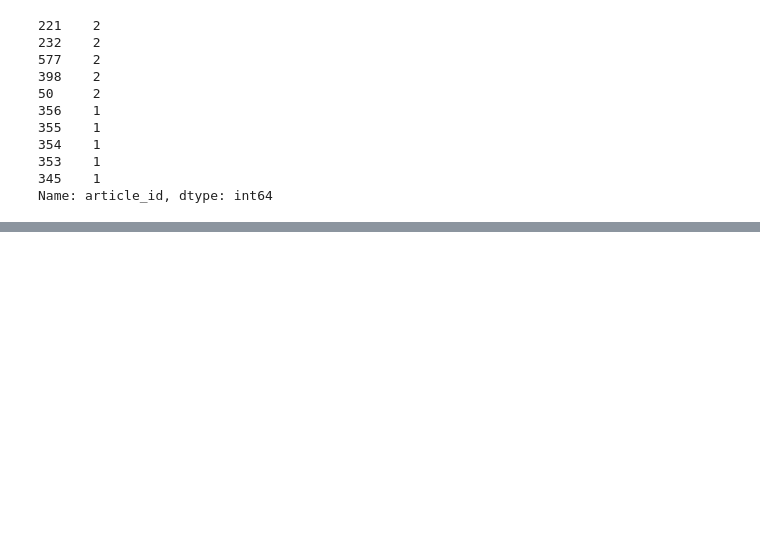
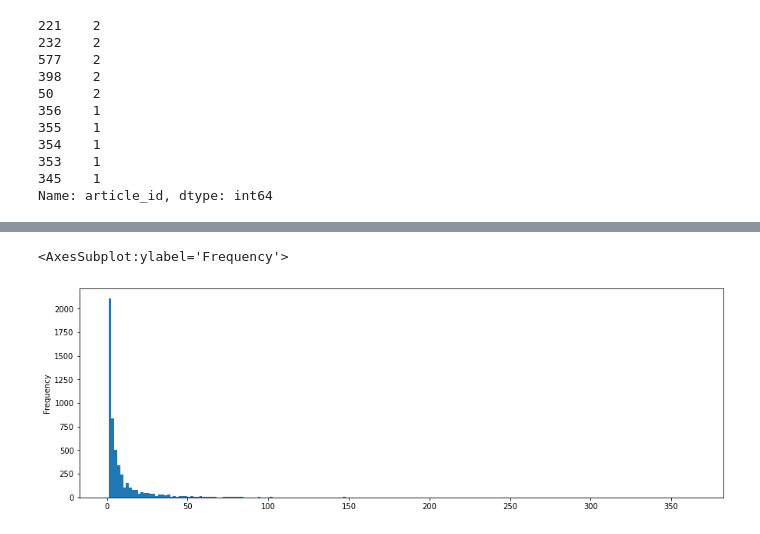
Before and after one commit to LarsTinnefeld/Recommendations_with_IBM, a Jupyter notebook: recomm_with_ibm.ipynb, the cells around one changed output, grey strips where cells are left out. Cells and saved outputs as stored; diff of their text form; code cells hidden in the pictures; blank space fills up the shorter version.

```diff
--- a/recomm_with_ibm.ipynb
+++ b/recomm_with_ibm.ipynb
@@ -166,0 +248,5 @@ Name: article_id, dtype: int64
+# %%
+df['email'].value_counts().plot(kind='hist', figsize=(15,5), bins=200)
+# %% [output]
+<AxesSubplot:ylabel='Frequency'>
+[figure, added]
```
Also changed, not shown: parts of 26 cells of this notebook.
